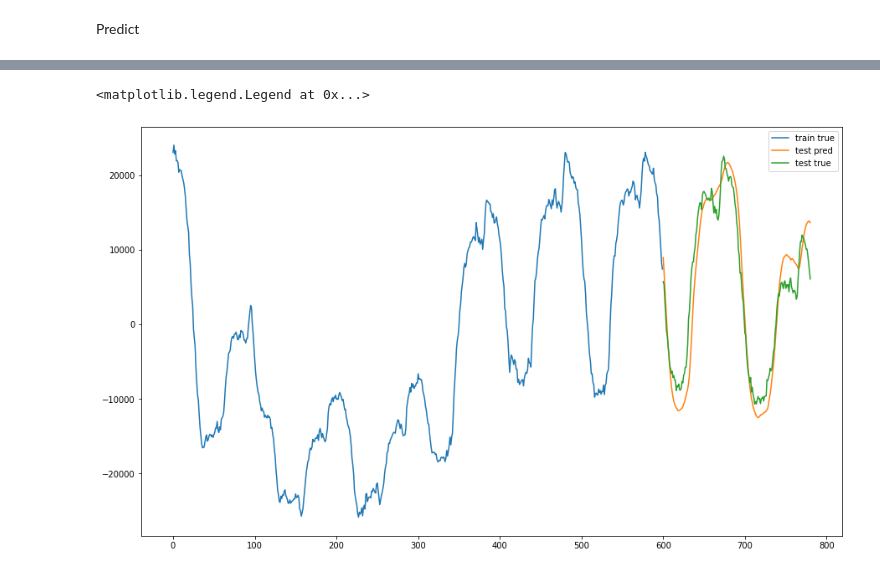
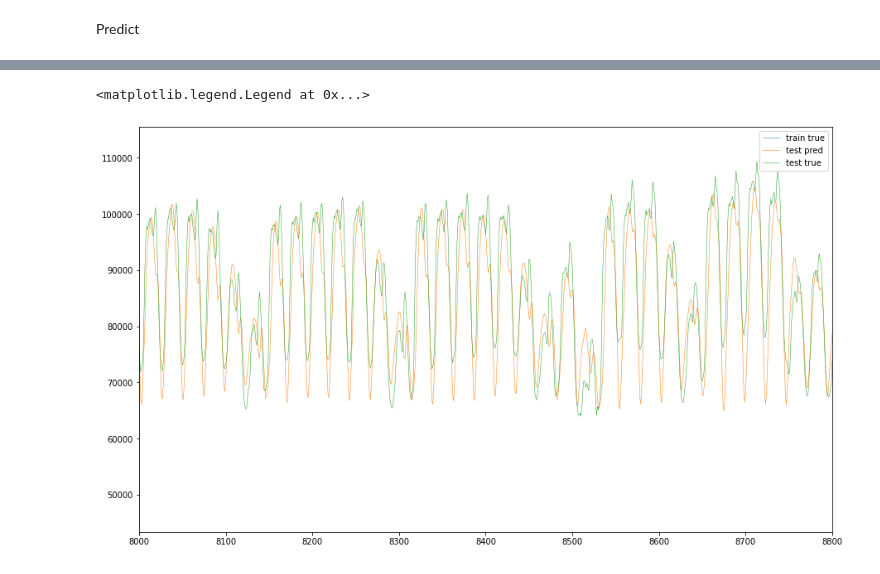
Before and after one commit to BleakHeart/Report-2, a Jupyter notebook: src/LSTM/prova.ipynb, the cells around one changed output, grey strips where cells are left out. Cells and saved outputs as stored; diff of their text form; code cells hidden in the pictures.

```diff
--- a/src/LSTM/prova.ipynb
+++ b/src/LSTM/prova.ipynb
@@ -22,7 +22,8 @@ tensorflow.keras.utils.pydot = pyd
 # %% [markdown]
 Read Data
 # %%
-data = pkl.load(open('../../Data/data.pkl', 'rb'))
+n = 1000
+data = pkl.load(open(f'../../Data/data{n}.pkl', 'rb'))
 
 X_input_train = data['X_input_train']
 X_output_train = data['X_output_train']
@@ -83,6 +62,6 @@ KerasTensor(type_spec=TensorSpec(shape=(None, 20, 1), dtype=tf.float32, name=Non
 # %%
 model = Model(inputs=input_train, outputs=out)
-opt = Adam(lr=0.01, clipnorm=1)
+opt = Adam(lr=0.0001, clipnorm=1)
 model.compile(loss='mean_squared_error', optimizer=opt, metrics=['mae'])
 model.summary()
 # %% [output]
@@ -110,5 +89,5 @@ plot_model(model, to_file='../../Images/model_plot.png', show_shapes=True, show_
 # %%
-epc = 100
+epc = 10
 es = EarlyStopping(monitor='val_loss', mode='min', patience=50)
 history = model.fit(X_input_train[:, :, :1], X_output_train[:, :, :1], validation_split=0.2,
                     epochs=epc, verbose=1, callbacks=[es],
@@ -174,16 +156,27 @@ def LSTM_model_prediction(model, X_input_train, X_input_test, x_train_max,
     # recover trend
     data_final = dict()
 
-    for dt, lb in zip([train_pred_detrend, train_true_detrend, test_pred_detrend, test_true_detrend],
-                    ['train_pred', 'train_true', 'test_pred', 'test_true']):
+    variables = [
+        train_pred_detrend,
+        train_true_detrend,
+        test_pred_detrend,
+        test_true_detrend
+        ]
+    names = [
+        'train_pred',
+        'train_true',
+        'test_pred',
+        'test_true'
+        ]
+    for dt, lb in zip(variables, names):
         dt_x = dt[:, :, 0] + dt[:, :, 1] * x_trend_param[0] + x_trend_param[1]
         data_final[lb] = np.expand_dims(dt_x, axis=2)
 
     return data_final
 
 
-data_final = LSTM_model_prediction(model, X_input_train, X_input_test, x_train_max,
-                                   X_output_train, X_output_test)
+data_final = LSTM_model_prediction(model, X_input_train, X_input_test,
+                                   x_train_max, X_output_train, X_output_test)
 # %%
 for k in ['train_pred', 'train_true', 'test_pred', 'test_true']:
     print('maximum: {}'.format(k))
@@ -274,14 +267,15 @@ plt.show()
 # %%
 plt.figure(figsize=(15, 9))
 i = 1
 lentgh_train = len(data_final['train_pred'])
 lentgh_test = len(data_final['test_pred'])
 
 t = range(lentgh_train, lentgh_train+lentgh_test)
-plt.plot(data_final['train_true'][:, i ,0], label='train true')
-plt.plot(t, data_final['test_pred'][:, i ,0], label='test pred')
-plt.plot(t, data_final['test_true'][:, i ,0], label='test true')
+plt.plot(data_final['train_true'][:, i ,0], lw=0.5, label='train true')
+plt.plot(t, data_final['test_pred'][:, i ,0], lw=0.5, label='test pred')
+plt.plot(t, data_final['test_true'][:, i ,0], lw=0.5, label='test true')
+plt.xlim(8000, 8800)
 plt.legend()
 # %% [output]
 <matplotlib.legend.Legend at 0x...>
-[figure, old version]
+[figure, new version]
```
Also changed, not shown: parts of 19 cells of this notebook.
